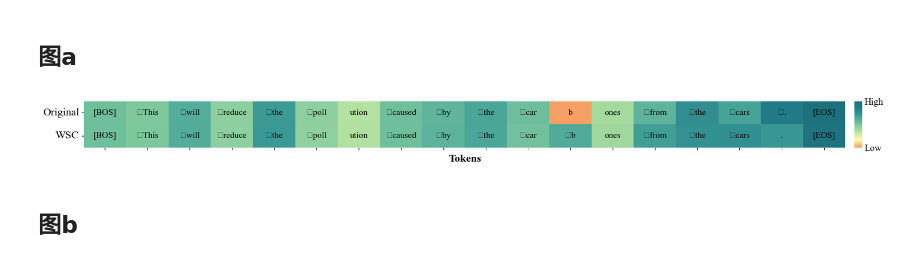
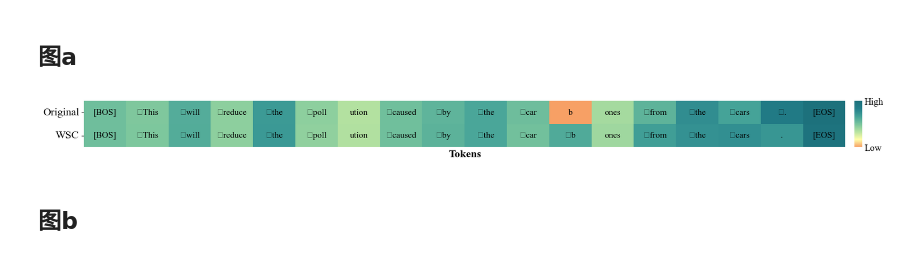
Before and after one commit to Computational-social-science/WSC, a Jupyter notebook: SHAP/plot.ipynb, the cells around one changed output. Saved outputs shown, nothing was run; the diff lists cells and outputs as text; code cells hidden in the pictures.

```diff
--- a/SHAP/plot.ipynb
+++ b/SHAP/plot.ipynb
@@ -55,36 +55,36 @@ cbar = cax.collections[0].colorbar
 vmin, vmax = data_array.min(), data_array.max()
 cbar.set_ticks([vmin, vmax])
 cbar.set_ticklabels(['Low', 'High'])
 cbar.ax.tick_params(labelsize=14, size=0)
 # cbar.set_label("Likelihood", labelpad=-16, size=16)
 
 # 在格子中添加文本
 for i in range(data_array.shape[0]):
     tokens = text[0] if i == 0 else text[1]
     for j in range(data_array.shape[1]):
         ax1.text(j + 0.5, i + 0.5, tokens[j], ha="center", va="center", color="black", fontsize=13)
 
 # 设置坐标轴标签
 ax1.set_xlabel('Tokens', fontsize=16, fontdict={'weight': 'bold'})
 ax1.tick_params(axis='x', labelsize=16)
-# 清除 x 轴标签
-ax1.set_xticklabels([])
+# 清除 x 轴的刻度和标签
+ax1.tick_params(axis='x', which='both', bottom=False, labelbottom=False)
 
 # 设置 y 轴刻度和标签
 row_labels = ['Original', 'WSC']
 ax1.set_yticks(np.arange(len(row_labels)) + 0.5)  # 设置y轴的刻度位置
 ax1.set_yticklabels(row_labels, fontsize=16, rotation=0)  # y轴标签并旋转为水平
 
 # 保存图形
 plt.savefig('./plot_1_400dpi.jpg', bbox_inches='tight', dpi=400)
 # plt.savefig('./plot_1_300dpi.png', bbox_inches='tight', dpi=300)
 # plt.savefig('./plot_1_300dpi.tiff', bbox_inches='tight', dpi=300)
 # plt.savefig('./plot_1_300dpi.svg', bbox_inches='tight', dpi=300)
 
 # 显示图形
 plt.show()
 # %% [output]
-[figure, old version]
+[figure, new version]
 # %% [markdown]
 ## 图b
 # %%
```
Also changed, not shown: parts of 3 cells of this notebook, 6 other files.
